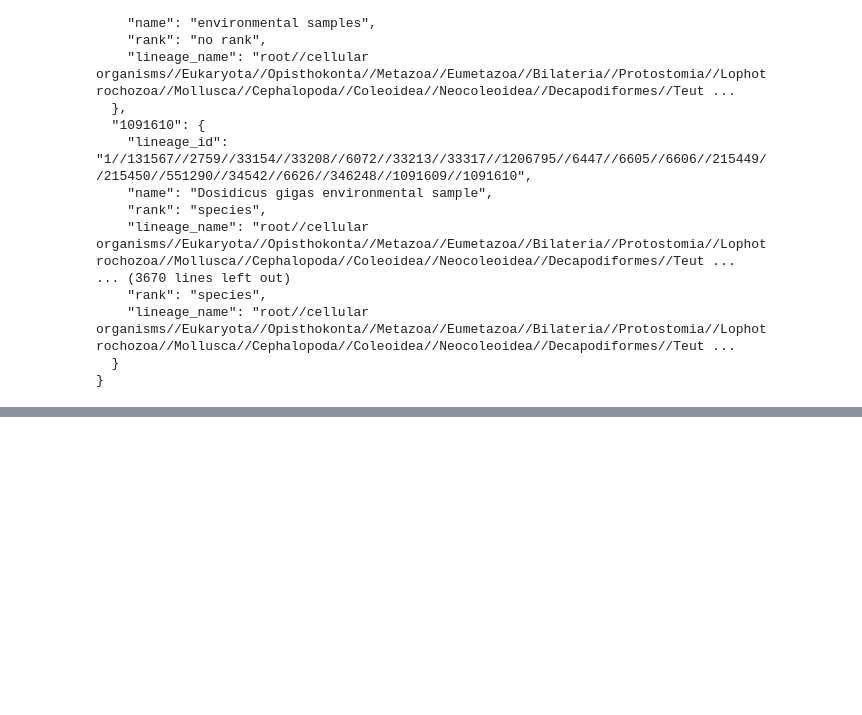
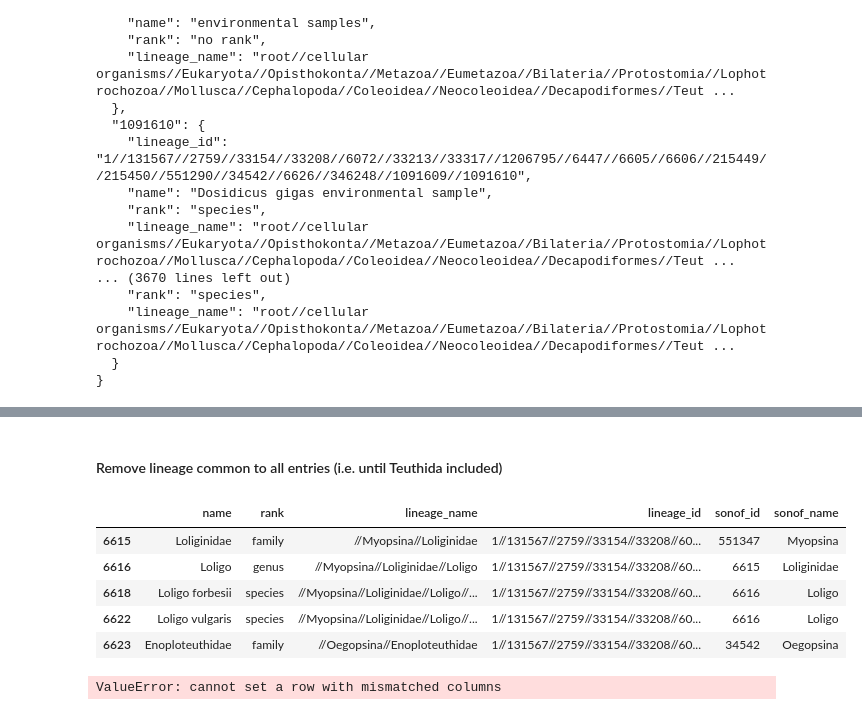
Before and after one commit to samulic/bioscience, a Jupyter notebook: retrieve_taxonomy.ipynb, the cells around one changed output, grey strips where cells are left out. Cells and saved outputs as stored; diff of their text form; code cells hidden in the pictures; blank space fills up the shorter version.

```diff
--- a/retrieve_taxonomy.ipynb
+++ b/retrieve_taxonomy.ipynb
@@ -132,0 +131,24 @@ data = data[['name', 'rank', 'lineage_name', 'lineage_id']] # reorder columns
+# %% [markdown]
+#### Remove lineage common to all entries (i.e. until Teuthida included)
+# %%
+common_lineage_to_remove = r"root//.*//" + organism
+data.replace(to_replace = common_lineage_to_remove,
+             value = "", inplace = True, regex = True)
+data.head()
+# %% [output]
+|  | name | rank | lineage_name | lineage_id | sonof_id | sonof_name |
+| 6615 | Loliginidae | family | //Myopsina//Loliginidae | 1//131567//2759//33154//33208//60... | 551347 | Myopsina |
+| 6616 | Loligo | genus | //Myopsina//Loliginidae//Loligo | 1//131567//2759//33154//33208//60... | 6615 | Loliginidae |
+| 6618 | Loligo forbesii | species | //Myopsina//Loliginidae//Loligo//... | 1//131567//2759//33154//33208//60... | 6616 | Loligo |
+| 6622 | Loligo vulgaris | species | //Myopsina//Loliginidae//Loligo//... | 1//131567//2759//33154//33208//60... | 6616 | Loligo |
+| 6623 | Enoploteuthidae | family | //Oegopsina//Enoploteuthidae | 1//131567//2759//33154//33208//60... | 34542 | Oegopsina |
+# %%
+# Manually add Theuthida order
+organism_taxid = 551290
+data.loc[organism_taxid] = ["Teuthida", "order",
+                            "Teuthida", # lineage_name
+                            "1//131567//2759//33154//33208//6072//33213//33317//1206795//6447//6605//6606//215449//215450//551290",
+                           None, None]
+data.tail()
+# %% [output]
+ValueError: cannot set a row with mismatched columns
```
Also changed, not shown: parts of 13 cells of this notebook, 1 other file.
